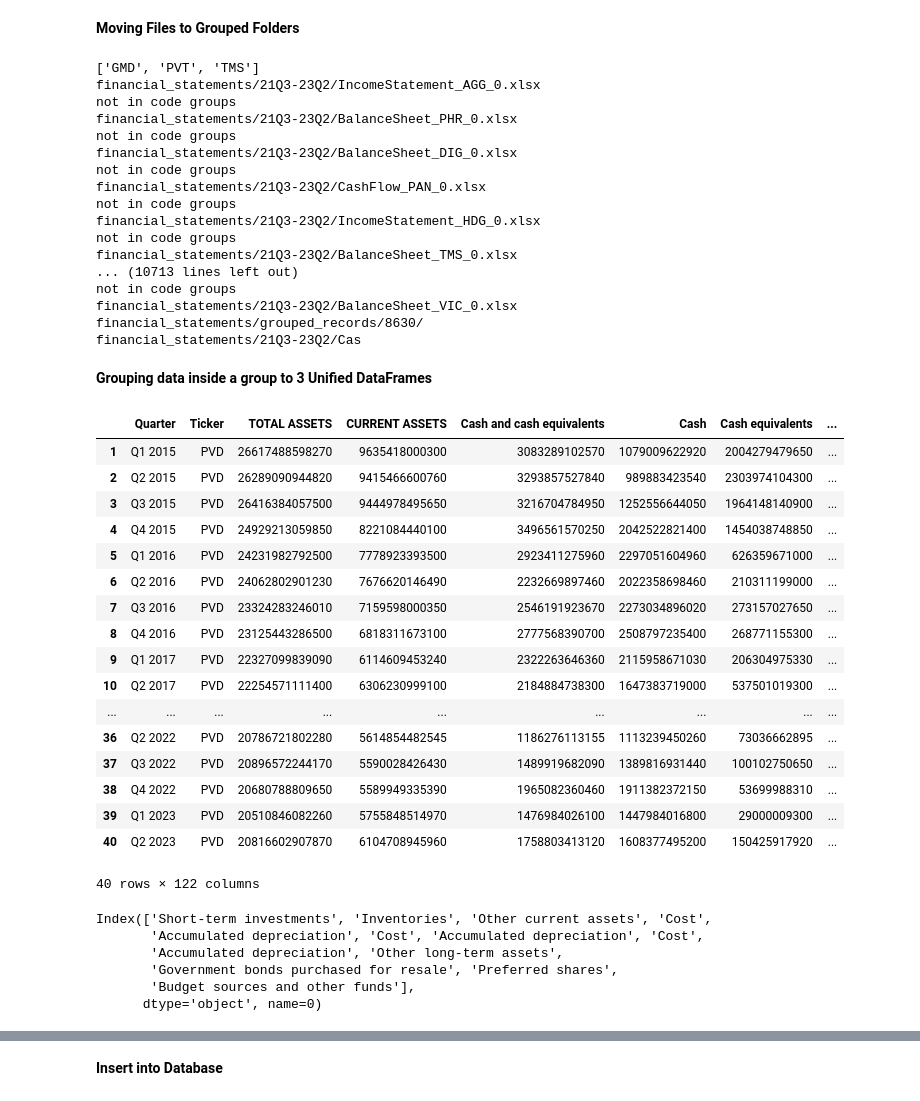
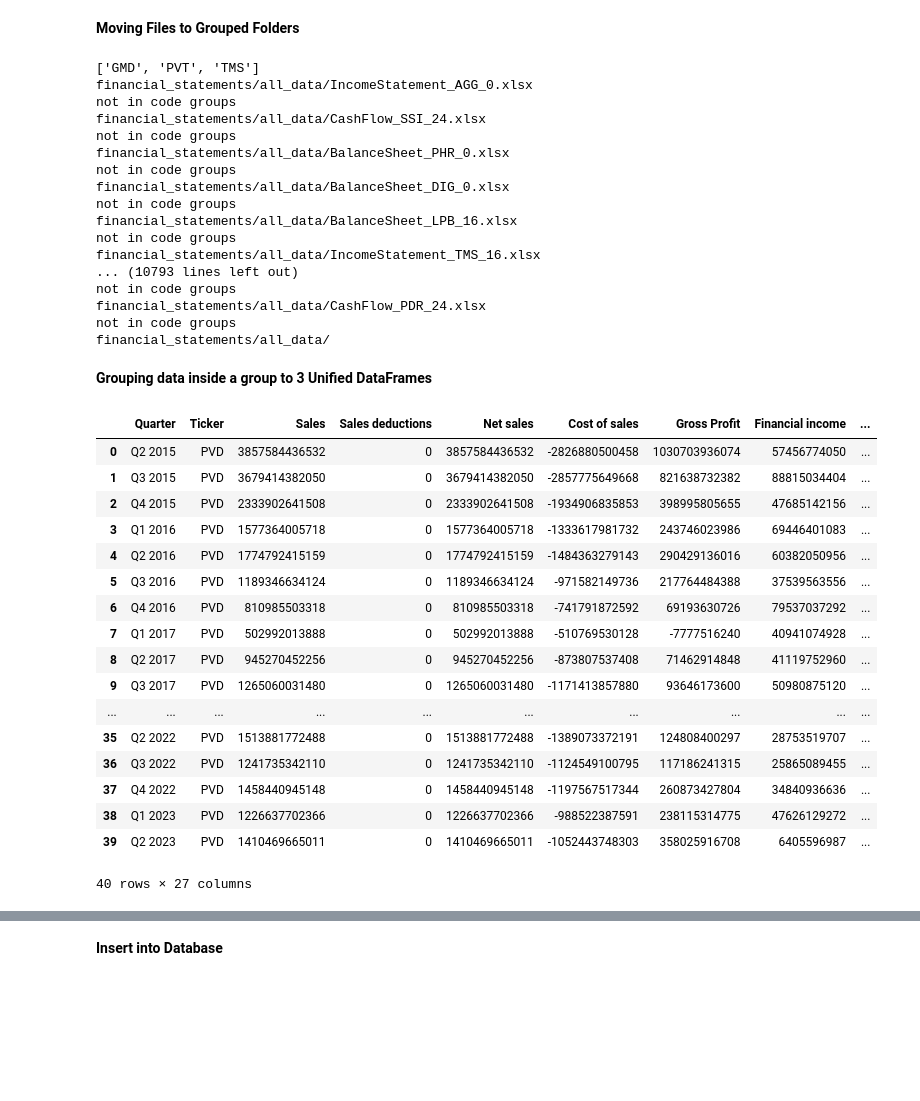
Before and after one commit to tranthanhbinh1/stock-recommendation-system, a Jupyter notebook: test.ipynb, the cells around one changed output, grey strips where cells are left out. Saved outputs shown, nothing was run; the diff lists cells and outputs as text; code cells hidden in the pictures; blank space fills up the shorter version.

```diff
--- a/test.ipynb
+++ b/test.ipynb
@@ -475,7 +475,7 @@ code_groups = {
     '9570': 'grouped_records/9570'
 }
 
-src_folder = ("financial_statements/21Q3-23Q2")
+src_folder = ("financial_statements/all_data")
 
 for codes_filename in os.listdir("financial_statements/metadata"):
     group = codes_filename.split("_")[0]
@@ -494,7 +494,7 @@ for codes_filename in os.listdir("financial_statements/metadata"):
 
         if code in codes:
             # Get the destination folder for the code
-            print(dst_folder)
+            # print(dst_folder)
             dst_folder = f"financial_statements/{code_groups[group]}/"
             # Move the file to the destination folder
             shutil.copy(src=os.path.join(src_folder, filename), dst=dst_folder)
@@ -502,27 +502,27 @@ for codes_filename in os.listdir("financial_statements/metadata"):
             print("not in code groups")
 # %% [output]
 ['GMD', 'PVT', 'TMS']
-financial_statements/21Q3-23Q2/IncomeStatement_AGG_0.xlsx
+financial_statements/all_data/IncomeStatement_AGG_0.xlsx
 not in code groups
-financial_statements/21Q3-23Q2/BalanceSheet_PHR_0.xlsx
+financial_statements/all_data/CashFlow_SSI_24.xlsx
 not in code groups
-financial_statements/21Q3-23Q2/BalanceSheet_DIG_0.xlsx
+financial_statements/all_data/BalanceSheet_PHR_0.xlsx
 not in code groups
-financial_statements/21Q3-23Q2/CashFlow_PAN_0.xlsx
+financial_statements/all_data/BalanceSheet_DIG_0.xlsx
 not in code groups
-financial_statements/21Q3-23Q2/IncomeStatement_HDG_0.xlsx
+financial_statements/all_data/BalanceSheet_LPB_16.xlsx
 not in code groups
-financial_statements/21Q3-23Q2/BalanceSheet_TMS_0.xlsx
-... (10713 lines left out)
+financial_statements/all_data/IncomeStatement_TMS_16.xlsx
+... (10793 lines left out)
 not in code groups
-financial_statements/21Q3-23Q2/BalanceSheet_VIC_0.xlsx
-financial_statements/grouped_records/8630/
-financial_statements/21Q3-23Q2/Cas
+financial_statements/all_data/CashFlow_PDR_24.xlsx
+not in code groups
+financial_statements/all_data/
 # %% [markdown]
 **Grouping data inside a group to 3 Unified DataFrames**
 # %%
 directory = "financial_statements/grouped_records/0570"
-prefix = 'BalanceSheet'
+prefix = 'IncomeStatement'
 
 # Get a list of all Excel files in the directory with the specified prefix
 files = [f for f in os.listdir(directory) if f.startswith(prefix) and (f.endswith('.xlsx') or f.endswith('.xls'))]
@@ -541,64 +541,48 @@ all_data = pd.DataFrame()
 for filename in files:
     if filename.endswith(".xlsx") or filename.endswith(".xls"):
         ticker = filename.split("_")[1]
         try:
             df = pd.read_excel(os.path.join(directory, filename))
 
             # Reset and drop Indexes
             df = df.iloc[6:]
             df = df.iloc[:-3]   #Drop the "powered by fiintrade"
             df = df.reset_index(drop=True)
             # Tranpose and reset the index again
             df = df.transpose().reset_index(drop=True)
             # Set the first row as headers
             new_headers = df.iloc[0]
             df = df[1:]
             df.columns = new_headers
             df = df.rename(columns={"ITEMS": "Quarter"})
             # Add a new column named: "Ticker"
             df.insert(1, "Ticker", f"{ticker}")
             # df = df.iloc[::-1]
 
             all_data = pd.concat([all_data, df])
         except Exception as e:
             errors.append(e)
             print("Error: ", e)
             print("The number of errors:", len(errors))
 
 all_data = all_data.reset_index(drop=True)
 all_data.head(42)
 # %% [output]
-|  | Quarter | Ticker | TOTAL ASSETS | CURRENT ASSETS | Cash and cash equivalents | Cash | Cash equivalents | ... |
-| 1 | Q1 2015 | PVD | 26617488598270 | 9635418000300 | 3083289102570 | 1079009622920 | 2004279479650 | ... |
-| 2 | Q2 2015 | PVD | 26289090944820 | 9415466600760 | 3293857527840 | 989883423540 | 2303974104300 | ... |
-| 3 | Q3 2015 | PVD | 26416384057500 | 9444978495650 | 3216704784950 | 1252556644050 | 1964148140900 | ... |
-| 4 | Q4 2015 | PVD | 24929213059850 | 8221084440100 | 3496561570250 | 2042522821400 | 1454038748850 | ... |
-| 5 | Q1 2016 | PVD | 24231982792500 | 7778923393500 | 2923411275960 | 2297051604960 | 626359671000 | ... |
-| 6 | Q2 2016 | PVD | 24062802901230 | 7676620146490 | 2232669897460 | 2022358698460 | 210311199000 | ... |
-| 7 | Q3 2016 | PVD | 23324283246010 | 7159598000350 | 2546191923670 | 2273034896020 | 273157027650 | ... |
-| 8 | Q4 2016 | PVD | 23125443286500 | 6818311673100 | 2777568390700 | 2508797235400 | 268771155300 | ... |
-| 9 | Q1 2017 | PVD | 22327099839090 | 6114609453240 | 2322263646360 | 2115958671030 | 206304975330 | ... |
-| 10 | Q2 2017 | PVD | 22254571111400 | 6306230999100 | 2184884738300 | 1647383719000 | 537501019300 | ... |
-| ... | ... | ... | ... | ... | ... | ... | ... | ... |
-| 36 | Q2 2022 | PVD | 20786721802280 | 5614854482545 | 1186276113155 | 1113239450260 | 73036662895 | ... |
-| 37 | Q3 2022 | PVD | 20896572244170 | 5590028426430 | 1489919682090 | 1389816931440 | 100102750650 | ... |
-| 38 | Q4 2022 | PVD | 20680788809650 | 5589949335390 | 1965082360460 | 1911382372150 | 53699988310 | ... |
-| 39 | Q1 2023 | PVD | 20510846082260 | 5755848514970 | 1476984026100 | 1447984016800 | 29000009300 | ... |
-| 40 | Q2 2023 | PVD | 20816602907870 | 6104708945960 | 1758803413120 | 1608377495200 | 150425917920 | ... |
+|  | Quarter | Ticker | Sales | Sales deductions | Net sales | Cost of sales | Gross Profit | Financial income | ... |
+| 0 | Q2 2015 | PVD | 3857584436532 | 0 | 3857584436532 | -2826880500458 | 1030703936074 | 57456774050 | ... |
+| 1 | Q3 2015 | PVD | 3679414382050 | 0 | 3679414382050 | -2857775649668 | 821638732382 | 88815034404 | ... |
+| 2 | Q4 2015 | PVD | 2333902641508 | 0 | 2333902641508 | -1934906835853 | 398995805655 | 47685142156 | ... |
+| 3 | Q1 2016 | PVD | 1577364005718 | 0 | 1577364005718 | -1333617981732 | 243746023986 | 69446401083 | ... |
+| 4 | Q2 2016 | PVD | 1774792415159 | 0 | 1774792415159 | -1484363279143 | 290429136016 | 60382050956 | ... |
+| 5 | Q3 2016 | PVD | 1189346634124 | 0 | 1189346634124 | -971582149736 | 217764484388 | 37539563556 | ... |
+| 6 | Q4 2016 | PVD | 810985503318 | 0 | 810985503318 | -741791872592 | 69193630726 | 79537037292 | ... |
+| 7 | Q1 2017 | PVD | 502992013888 | 0 | 502992013888 | -510769530128 | -7777516240 | 40941074928 | ... |
+| 8 | Q2 2017 | PVD | 945270452256 | 0 | 945270452256 | -873807537408 | 71462914848 | 41119752960 | ... |
+| 9 | Q3 2017 | PVD | 1265060031480 | 0 | 1265060031480 | -1171413857880 | 93646173600 | 50980875120 | ... |
+| ... | ... | ... | ... | ... | ... | ... | ... | ... | ... |
+| 35 | Q2 2022 | PVD | 1513881772488 | 0 | 1513881772488 | -1389073372191 | 124808400297 | 28753519707 | ... |
+| 36 | Q3 2022 | PVD | 1241735342110 | 0 | 1241735342110 | -1124549100795 | 117186241315 | 25865089455 | ... |
+| 37 | Q4 2022 | PVD | 1458440945148 | 0 | 1458440945148 | -1197567517344 | 260873427804 | 34840936636 | ... |
+| 38 | Q1 2023 | PVD | 1226637702366 | 0 | 1226637702366 | -988522387591 | 238115314775 | 47626129272 | ... |
+| 39 | Q2 2023 | PVD | 1410469665011 | 0 | 1410469665011 | -1052443748303 | 358025916708 | 6405596987 | ... |
-40 rows × 122 columns
+40 rows × 27 columns
-# %%
-# print(df.columns)
-
-# check for duplicated columns
-all_data.columns.duplicated()
-# Print the duplicated columns
-print(all_data.columns[df.columns.duplicated()])
-# Remove the dupliucated columns
-df = df.loc[:, ~df.columns.duplicated()]
-# %% [output]
-Index(['Short-term investments', 'Inventories', 'Other current assets', 'Cost',
-       'Accumulated depreciation', 'Cost', 'Accumulated depreciation', 'Cost',
-       'Accumulated depreciation', 'Other long-term assets',
-       'Government bonds purchased for resale', 'Preferred shares',
-       'Budget sources and other funds'],
-      dtype='object', name=0)
```
Also changed, not shown: parts of 9 cells of this notebook, 2 other files.
